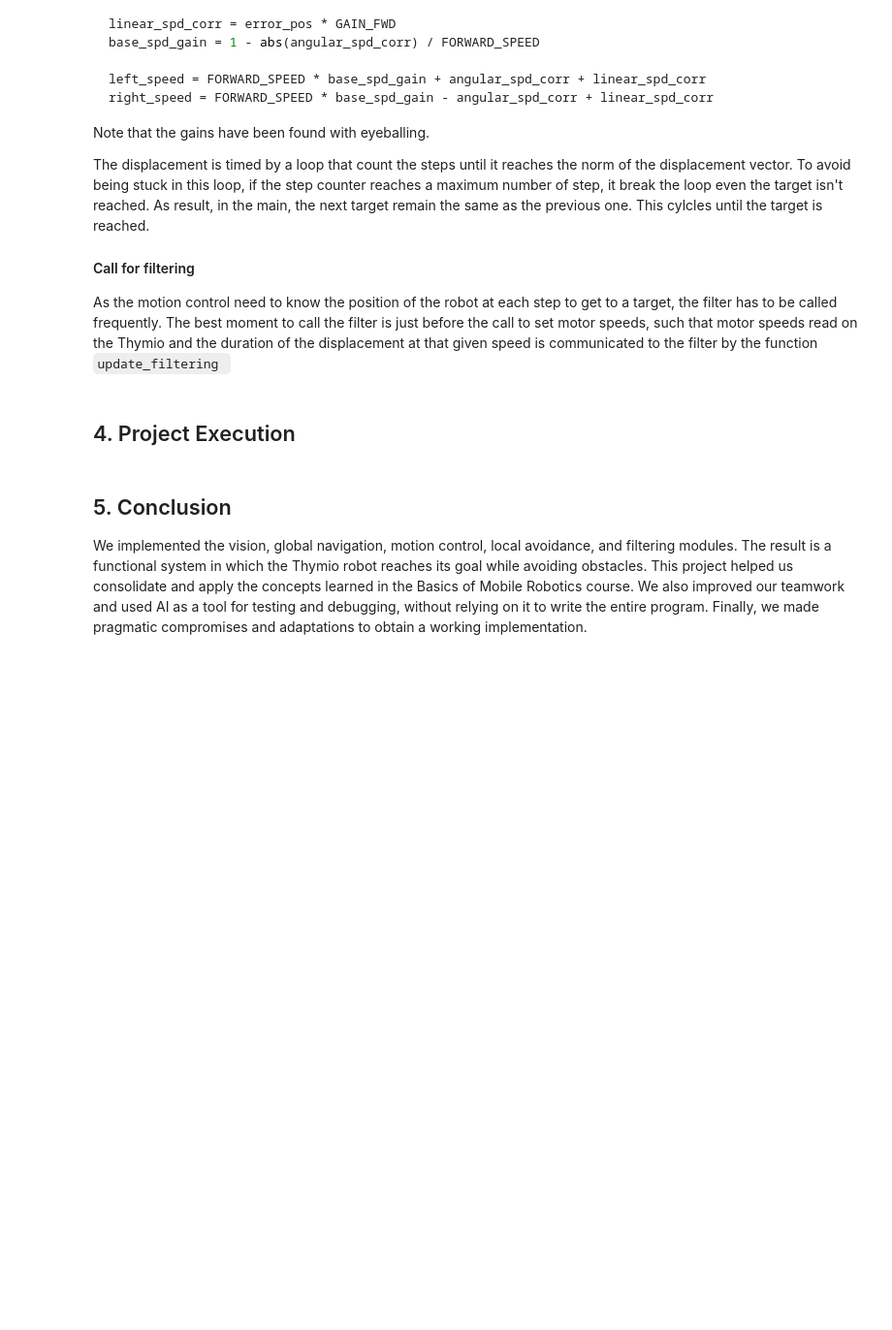
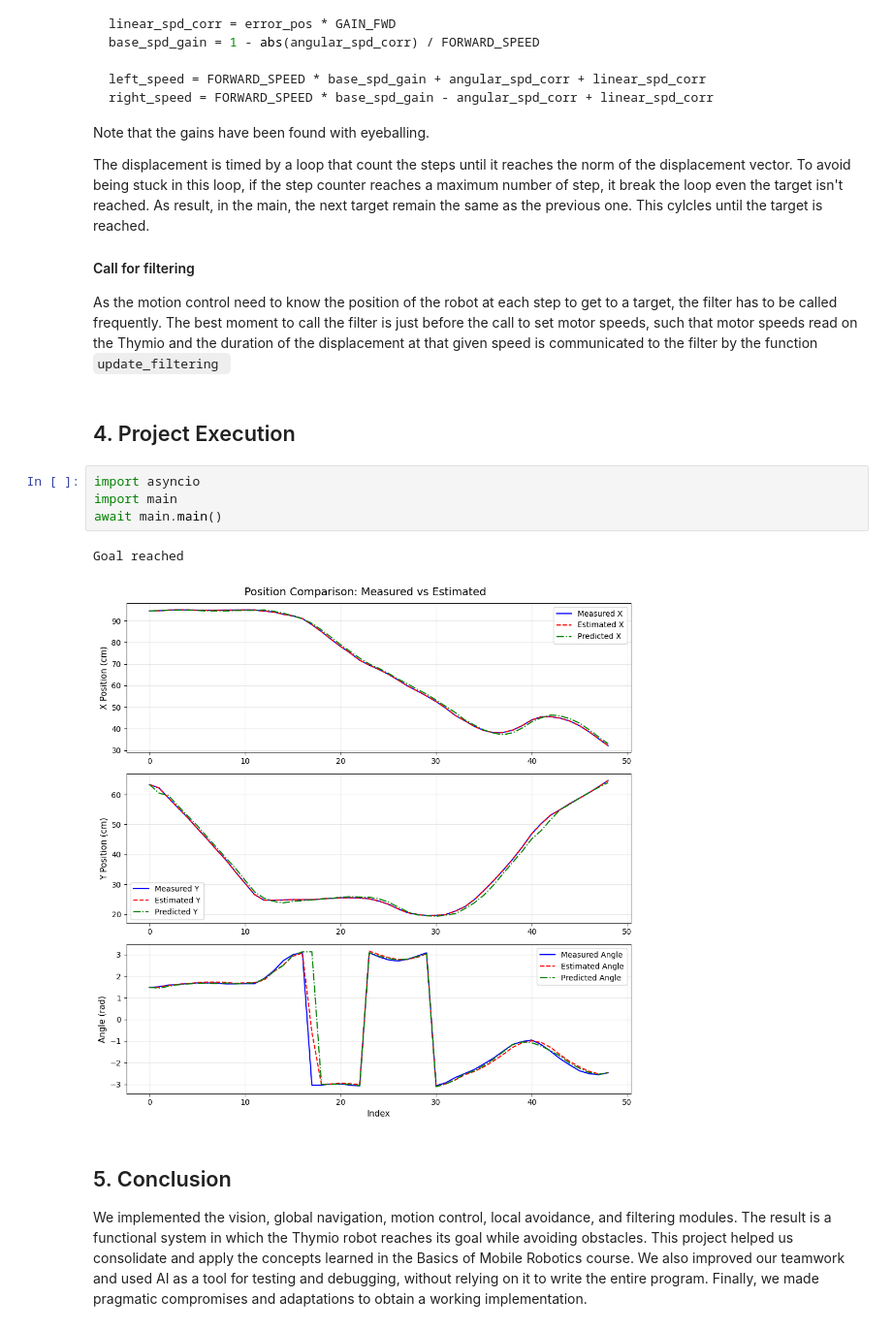
Before and after one commit to lukasfalk/BOMR-Project, a Jupyter notebook: Project.ipynb, the cells around one changed output. Shown at 97% size. Drawn from its saved outputs; the diff is of its cells as text; blank space fills up the shorter version.

````diff
--- a/Project.ipynb
+++ b/Project.ipynb
@@ -654,6 +657,13 @@ The displacement is timed by a loop that count the steps until it reaches the no
 As the motion control need to know the position of the robot at each step to get to a target, the filter has to be called frequently. The best moment to call the filter is just before the call to set motor speeds, such that motor speeds read on the Thymio and the duration of the displacement at that given speed is communicated to the filter by the function ```update_filtering ```
 # %% [markdown]
 ## 4. Project Execution
+# %%
+import asyncio
+import main
+await main.main()
+# %% [output]
+Goal reached
+[figure, added]
 # %% [markdown]
 ## 5. Conclusion
 
````
Also changed, not shown: parts of 1 cell of this notebook, 1 other file.
